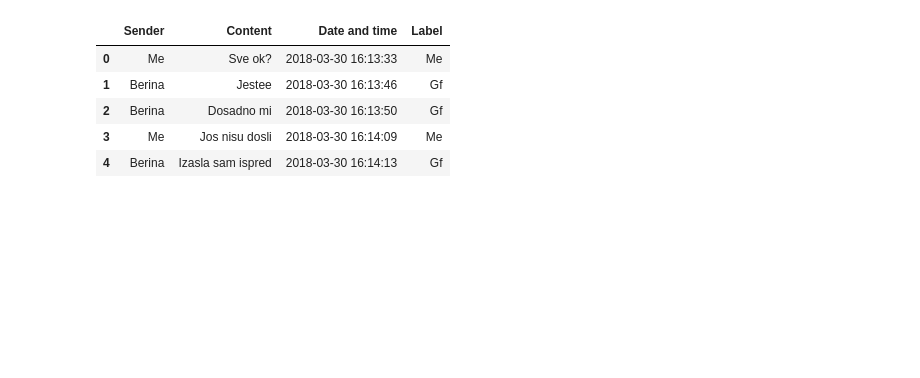
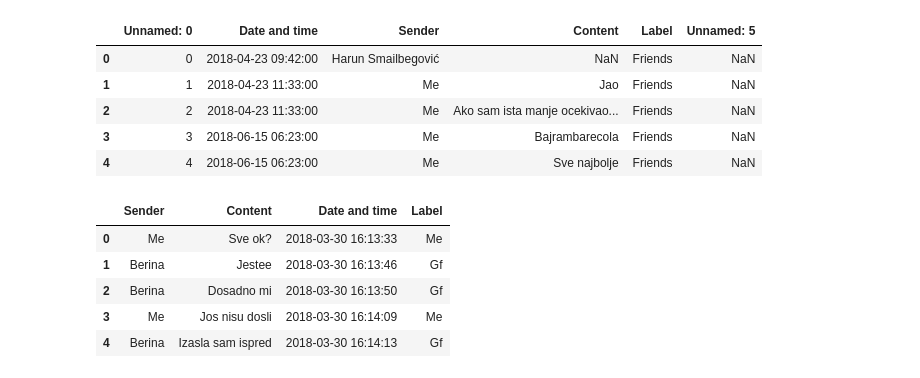
Before and after one commit to erol713/data-for-messages, a Jupyter notebook: allMessages.ipynb, the cells around one changed output. Saved outputs shown, nothing was run; the diff lists cells and outputs as text; code cells hidden in the pictures; blank space fills up the shorter version.

```diff
--- a/allMessages.ipynb
+++ b/allMessages.ipynb
@@ -30,3 +9,12 @@ df2
+# %%
+df1.head()
+# %% [output]
+|  | Unnamed: 0 | Date and time | Sender | Content | Label | Unnamed: 5 |
+| 0 | 0 | 2018-04-23 09:42:00 | Harun Smailbegović | NaN | Friends | NaN |
+| 1 | 1 | 2018-04-23 11:33:00 | Me | Jao | Friends | NaN |
+| 2 | 2 | 2018-04-23 11:33:00 | Me | Ako sam ista manje ocekivao... | Friends | NaN |
+| 3 | 3 | 2018-06-15 06:23:00 | Me | Bajrambarecola | Friends | NaN |
+| 4 | 4 | 2018-06-15 06:23:00 | Me | Sve najbolje | Friends | NaN |
 # %%
 df2.head()
 # %% [output]
```
Also changed, not shown: parts of 4 cells of this notebook, 3 other files.
